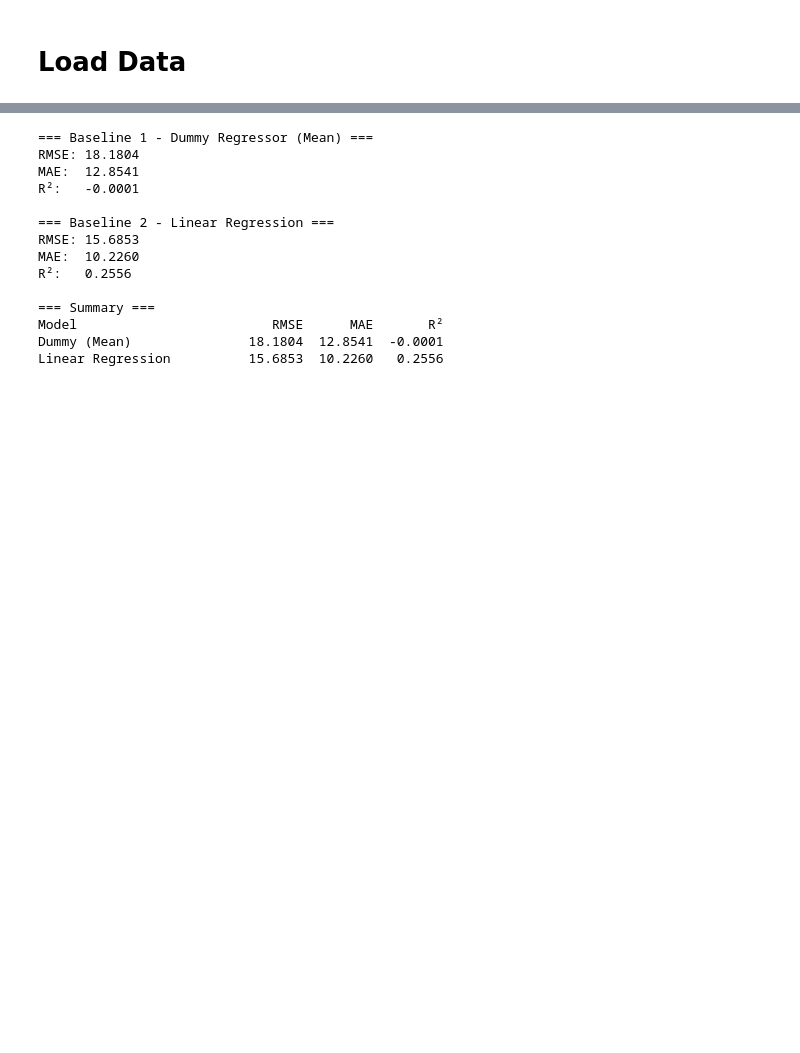
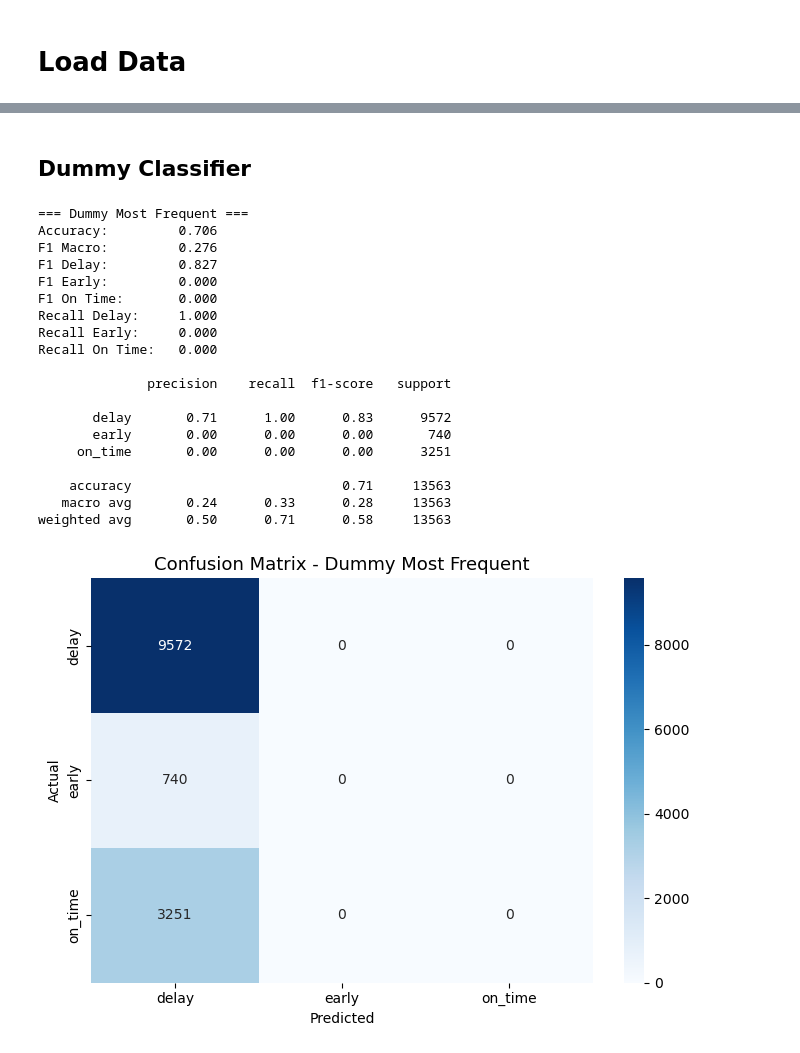
Before and after one commit to ofer-geo/public_transport_ML, a Jupyter notebook: notebooks/Model_Training.ipynb, the cells around one changed output, grey strips where cells are left out. Drawn from its saved outputs; the diff is of its cells as text; code cells hidden in the pictures; blank space fills up the shorter version.

```diff
--- a/notebooks/Model_Training.ipynb
+++ b/notebooks/Model_Training.ipynb
@@ -55,63 +185,27 @@ Test:       (13589, 30)
+# %% [markdown]
+## Dummy Classifier
 # %%
-from sklearn.dummy import DummyRegressor
-from sklearn.linear_model import LinearRegression
-from sklearn.metrics import mean_squared_error, mean_absolute_error, r2_score
-import numpy as np
-
-# הגדר X ו-y
-target = 'duration_difference_min'
-
-X_train = train_df.drop(columns=[target])
-y_train = train_df[target]
-
-X_val = val_df.drop(columns=[target])
-y_val = val_df[target]
-
-# === Baseline 1 - Dummy Regressor ===
-dummy = DummyRegressor(strategy='mean')
+dummy = DummyClassifier(strategy='most_frequent', random_state=42)
 dummy.fit(X_train, y_train)
-y_pred_dummy = dummy.predict(X_val)
-
-rmse_dummy = np.sqrt(mean_squared_error(y_val, y_pred_dummy))
-mae_dummy  = mean_absolute_error(y_val, y_pred_dummy)
-r2_dummy   = r2_score(y_val, y_pred_dummy)
-
-print("=== Baseline 1 - Dummy Regressor (Mean) ===")
-print(f"RMSE: {rmse_dummy:.4f}")
-print(f"MAE:  {mae_dummy:.4f}")
-print(f"R²:   {r2_dummy:.4f}")
-
-# === Baseline 2 - Linear Regression ===
-lr = LinearRegression()
-lr.fit(X_train, y_train)
-y_pred_lr = lr.predict(X_val)
-
-rmse_lr = np.sqrt(mean_squared_error(y_val, y_pred_lr))
-mae_lr  = mean_absolute_error(y_val, y_pred_lr)
-r2_lr   = r2_score(y_val, y_pred_lr)
-
-print("\n=== Baseline 2 - Linear Regression ===")
-print(f"RMSE: {rmse_lr:.4f}")
-print(f"MAE:  {mae_lr:.4f}")
-print(f"R²:   {r2_lr:.4f}")
-
-# === השוואה ===
-print("\n=== Summary ===")
-print(f"{'Model':<25} {'RMSE':>8} {'MAE':>8} {'R²':>8}")
-print(f"{'Dummy (Mean)':<25} {rmse_dummy:>8.4f} {mae_dummy:>8.4f} {r2_dummy:>8.4f}")
-print(f"{'Linear Regression':<25} {rmse_lr:>8.4f} {mae_lr:>8.4f} {r2_lr:>8.4f}")
+results.append(evaluate_model(dummy, X_val, y_val, 'Dummy Most Frequent'))
 # %% [output]
-=== Baseline 1 - Dummy Regressor (Mean) ===
-RMSE: 18.1804
-MAE:  12.8541
-R²:   -0.0001
+=== Dummy Most Frequent ===
+Accuracy:         0.706
+F1 Macro:         0.276
+F1 Delay:         0.827
+F1 Early:         0.000
+F1 On Time:       0.000
+Recall Delay:     1.000
+Recall Early:     0.000
+Recall On Time:   0.000
 
-=== Baseline 2 - Linear Regression ===
-RMSE: 15.6853
-MAE:  10.2260
-R²:   0.2556
+              precision    recall  f1-score   support
 
-=== Summary ===
-Model                         RMSE      MAE       R²
-Dummy (Mean)               18.1804  12.8541  -0.0001
-Linear Regression          15.6853  10.2260   0.2556
+       delay       0.71      1.00      0.83      9572
+       early       0.00      0.00      0.00       740
+     on_time       0.00      0.00      0.00      3251
+
+    accuracy                           0.71     13563
+   macro avg       0.24      0.33      0.28     13563
+weighted avg       0.50      0.71      0.58     13563
+[figure, added]
```
Also changed, not shown: parts of 27 cells of this notebook.
